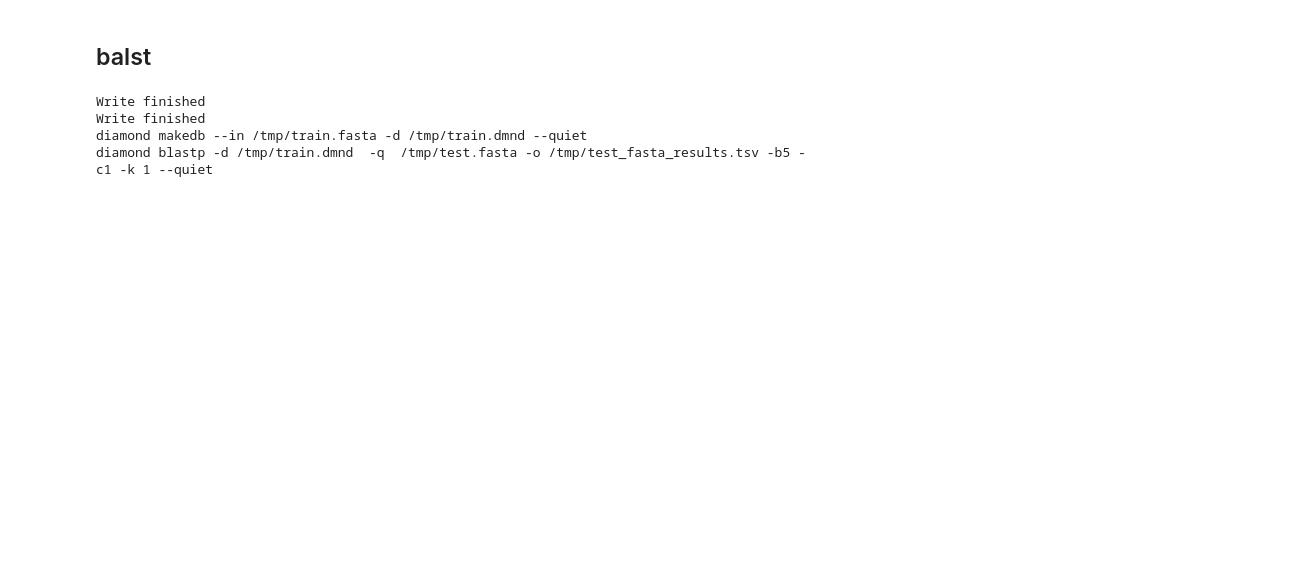
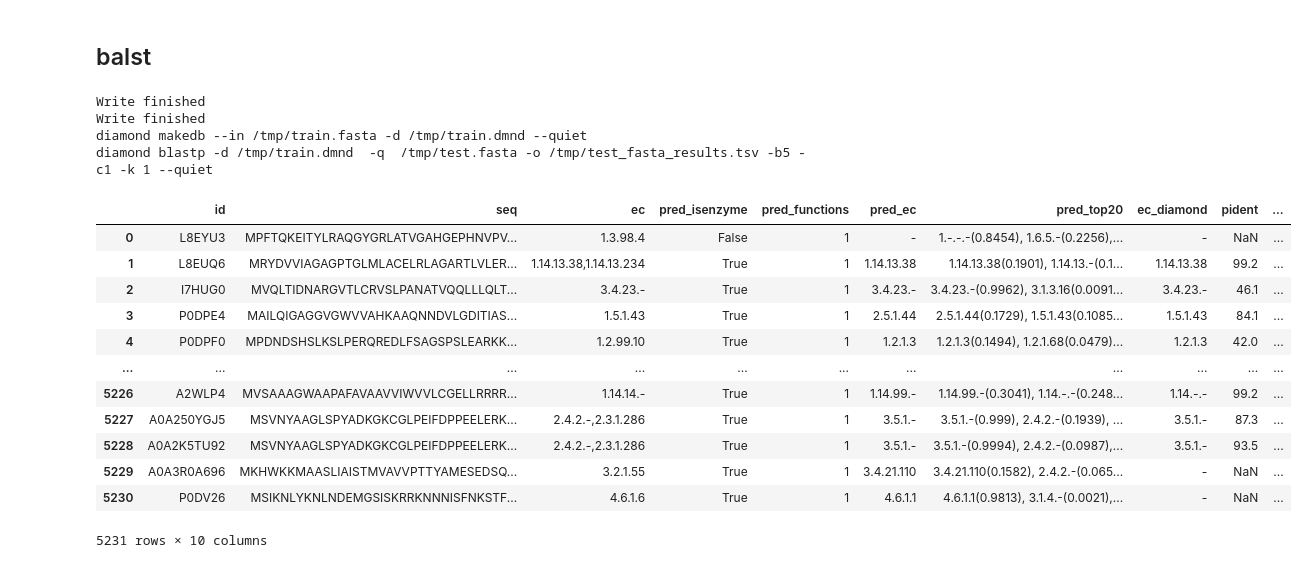
Before and after one commit to kingstdio/ECRECer, a Jupyter notebook: test_gubang_merge_tasks.ipynb, the cells around one changed output. Saved outputs shown, nothing was run; the diff lists cells and outputs as text; code cells hidden in the pictures; blank space fills up the shorter version.

```diff
--- a/test_gubang_merge_tasks.ipynb
+++ b/test_gubang_merge_tasks.ipynb
@@ -161,3 +179,19 @@ diamond makedb --in /tmp/train.fasta -d /tmp/train.dmnd --quiet
 diamond blastp -d /tmp/train.dmnd  -q  /tmp/test.fasta -o /tmp/test_fasta_results.tsv -b5 -c1 -k 1 --quiet
 # %%
 test_res[['id', 'pred_ec', 'pred_top20']].rename(columns={'pred_ec':'ec_ours'}).to_csv(cfg.RESULTSDIR+'case_gubang/dmlf/corynebacterium_pred.tsv', index=None, sep='\t')
+# %%
+test_res
+# %% [output]
+|  | id | seq | ec | pred_isenzyme | pred_functions | pred_ec | pred_top20 | ec_diamond | pident | ... |
+| 0 | L8EYU3 | MPFTQKEITYLRAQGYGRLATVGAHGEPHNVPV... | 1.3.98.4 | False | 1 | - | 1.-.-.-(0.8454), 1.6.5.-(0.2256),... | - | NaN | ... |
+| 1 | L8EUQ6 | MRYDVVIAGAGPTGLMLACELRLAGARTLVLER... | 1.14.13.38,1.14.13.234 | True | 1 | 1.14.13.38 | 1.14.13.38(0.1901), 1.14.13.-(0.1... | 1.14.13.38 | 99.2 | ... |
+| 2 | I7HUG0 | MVQLTIDNARGVTLCRVSLPANATVQQLLLQLT... | 3.4.23.- | True | 1 | 3.4.23.- | 3.4.23.-(0.9962), 3.1.3.16(0.0091... | 3.4.23.- | 46.1 | ... |
+| 3 | P0DPE4 | MAILQIGAGGVGWVVAHKAAQNNDVLGDITIAS... | 1.5.1.43 | True | 1 | 2.5.1.44 | 2.5.1.44(0.1729), 1.5.1.43(0.1085... | 1.5.1.43 | 84.1 | ... |
+| 4 | P0DPF0 | MPDNDSHSLKSLPERQREDLFSAGSPSLEARKK... | 1.2.99.10 | True | 1 | 1.2.1.3 | 1.2.1.3(0.1494), 1.2.1.68(0.0479)... | 1.2.1.3 | 42.0 | ... |
+| ... | ... | ... | ... | ... | ... | ... | ... | ... | ... | ... |
+| 5226 | A2WLP4 | MVSAAAGWAAPAFAVAAVVIWVVLCGELLRRRR... | 1.14.14.- | True | 1 | 1.14.99.- | 1.14.99.-(0.3041), 1.14.-.-(0.248... | 1.14.-.- | 99.2 | ... |
+| 5227 | A0A250YGJ5 | MSVNYAAGLSPYADKGKCGLPEIFDPPEELERK... | 2.4.2.-,2.3.1.286 | True | 1 | 3.5.1.- | 3.5.1.-(0.999), 2.4.2.-(0.1939), ... | 3.5.1.- | 87.3 | ... |
+| 5228 | A0A2K5TU92 | MSVNYAAGLSPYADKGKCGLPEIFDPPEELERK... | 2.4.2.-,2.3.1.286 | True | 1 | 3.5.1.- | 3.5.1.-(0.9994), 2.4.2.-(0.0987),... | 3.5.1.- | 93.5 | ... |
+| 5229 | A0A3R0A696 | MKHWKKMAASLIAISTMVAVVPTTYAMESEDSQ... | 3.2.1.55 | True | 1 | 3.4.21.110 | 3.4.21.110(0.1582), 2.4.2.-(0.065... | - | NaN | ... |
+| 5230 | P0DV26 | MSIKNLYKNLNDEMGSISKRRKNNNISFNKSTF... | 4.6.1.6 | True | 1 | 4.6.1.1 | 4.6.1.1(0.9813), 3.1.4.-(0.0021),... | - | NaN | ... |
+5231 rows × 10 columns
```
Also changed, not shown: parts of 12 cells of this notebook, 4 other files.
